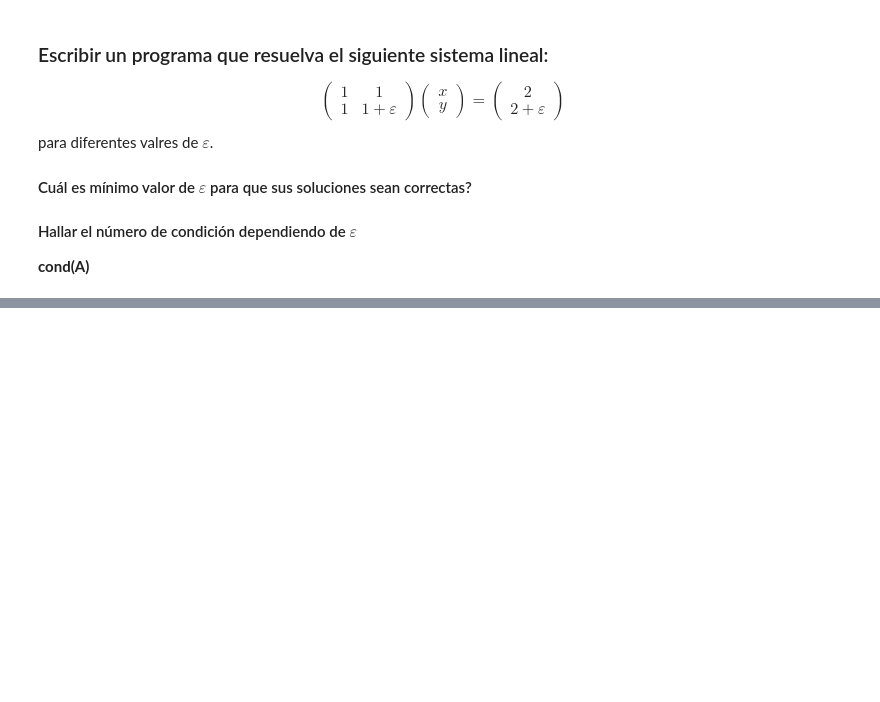
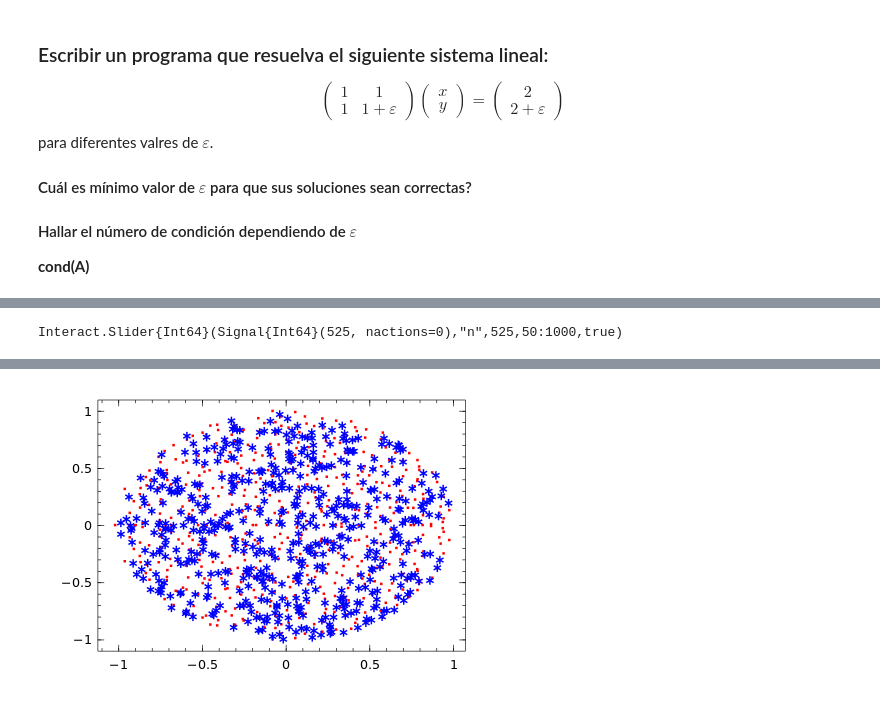
Before and after one commit to diegoax/ALN-2016, a Jupyter notebook: Introduccion_al_Julia/Clase4-Algebra_Lineal.ipynb, the cells around one changed output, grey strips where cells are left out. Cells and saved outputs as stored; diff of their text form; code cells hidden in the pictures; blank space fills up the shorter version.

```diff
--- a/Introduccion_al_Julia/Clase4-Algebra_Lineal.ipynb
+++ b/Introduccion_al_Julia/Clase4-Algebra_Lineal.ipynb
@@ -113,3 +108,6 @@ A\b
 
  #### Hallar el número de condición dependiendo de $\varepsilon$
  __cond(A)__
+# %%
+epsilon=0.01;
+A=[1 1 ; 1 1+epsilon]
@@ -115,0 +196,17 @@ A\b
+# %%
+@manipulate for n=50:1000
+    rho=sqrt(rand(n))
+    tita=2*pi*rand(n)
+    R=rho.*cos(tita)
+    I=rho.*sin(tita)
+    A=randn(n,n)
+    A=1/sqrt(n)*A
+    V=eigvals(A)
+    E=Array{Float64}(n,2)
+    E[:,1]=real(V)
+    E[:,2]=imag(V)
+    plot(E[:,1],E[:,2],".green")
+    oplot(R,I,"*blue")
+end
+# %% [output]
+Interact.Slider{Int64}(Signal{Int64}(525, nactions=0),"n",525,50:1000,true)
@@ -115,0 +219 @@ A\b
+[figure, added]
```
Also changed, not shown: parts of 27 cells of this notebook, 1 other file.
